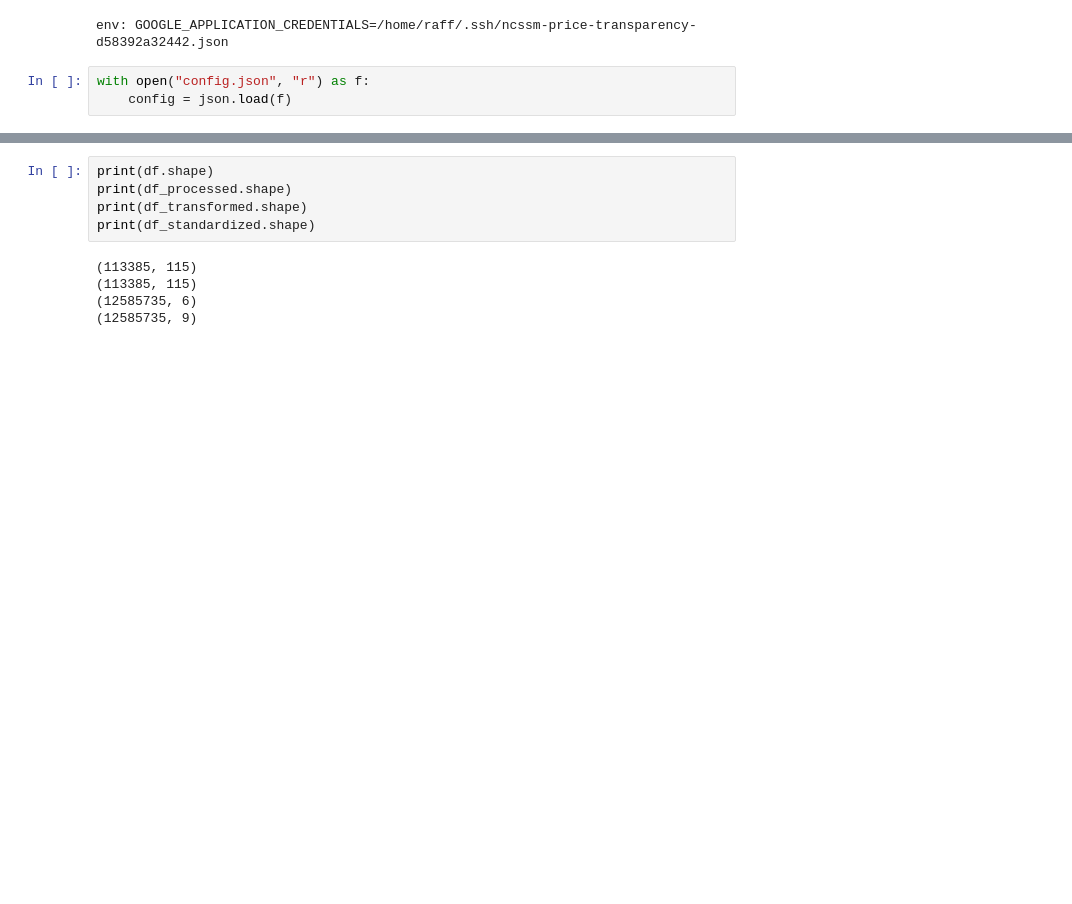
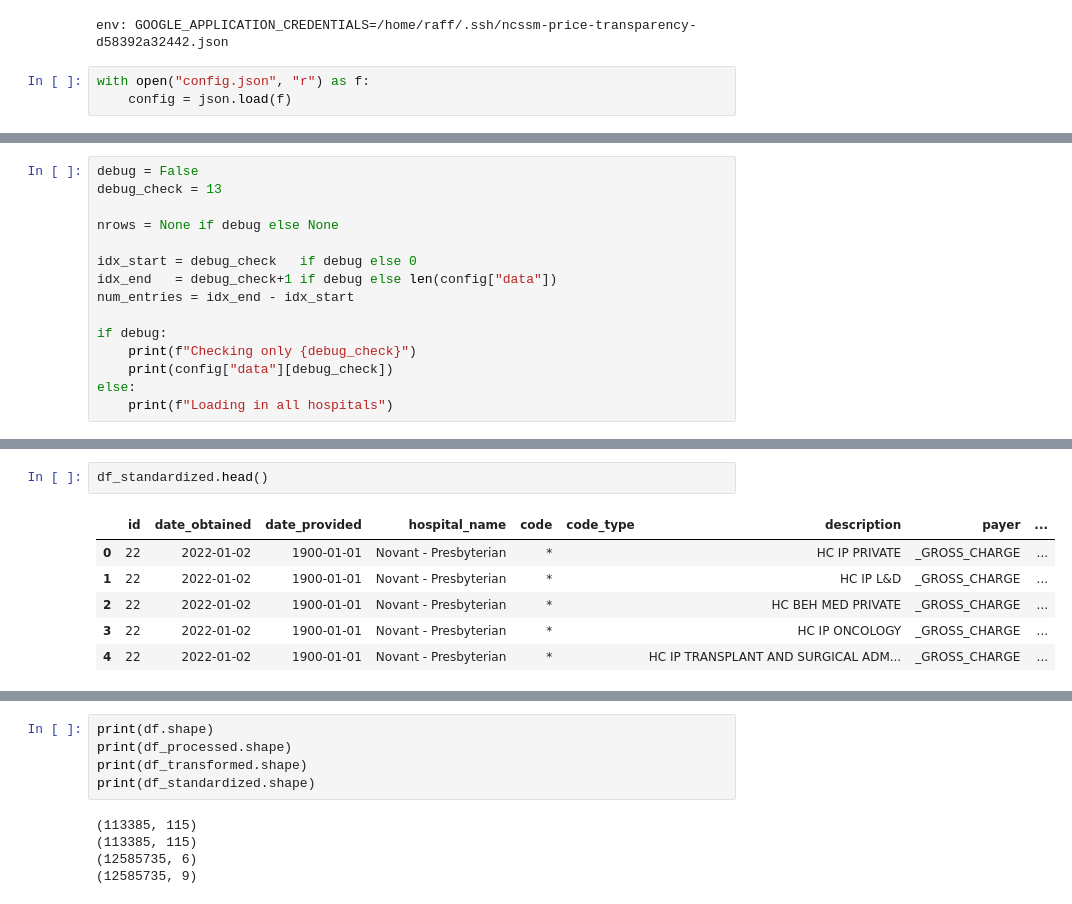
Before and after one commit to pauldria/ncssm-2022-jterm-price-transparency, a Jupyter notebook: data-loader.ipynb, the cells around one changed output, grey strips where cells are left out. Cells and saved outputs as stored; diff of their text form; blank space fills up the shorter version.

```diff
--- a/data-loader.ipynb
+++ b/data-loader.ipynb
@@ -62,0 +32,15 @@ Processing Alamance Regional Medical Center
+# %%
+debug = False
+debug_check = 13
+
+nrows = None if debug else None
+
+idx_start = debug_check   if debug else 0
+idx_end   = debug_check+1 if debug else len(config["data"])
+num_entries = idx_end - idx_start
+
+if debug:
+    print(f"Checking only {debug_check}")
+    print(config["data"][debug_check])
+else:
+    print(f"Loading in all hospitals")
@@ -62,0 +150,9 @@ Processing Alamance Regional Medical Center
+# %%
+df_standardized.head()
+# %% [output]
+|  | id | date_obtained | date_provided | hospital_name | code | code_type | description | payer | ... |
+| 0 | 22 | 2022-01-02 | 1900-01-01 | Novant - Presbyterian | * |  | HC IP PRIVATE | _GROSS_CHARGE | ... |
+| 1 | 22 | 2022-01-02 | 1900-01-01 | Novant - Presbyterian | * |  | HC IP L&D | _GROSS_CHARGE | ... |
+| 2 | 22 | 2022-01-02 | 1900-01-01 | Novant - Presbyterian | * |  | HC BEH MED PRIVATE | _GROSS_CHARGE | ... |
+| 3 | 22 | 2022-01-02 | 1900-01-01 | Novant - Presbyterian | * |  | HC IP ONCOLOGY | _GROSS_CHARGE | ... |
+| 4 | 22 | 2022-01-02 | 1900-01-01 | Novant - Presbyterian | * |  | HC IP TRANSPLANT AND SURGICAL ADM... | _GROSS_CHARGE | ... |
```
Also changed, not shown: parts of 18 cells of this notebook, 3 other files.
